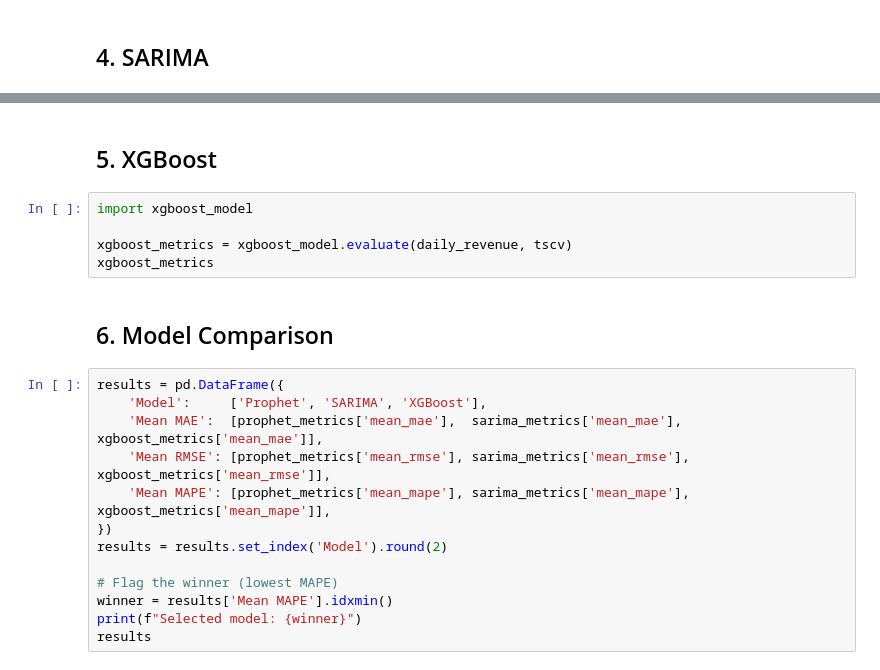
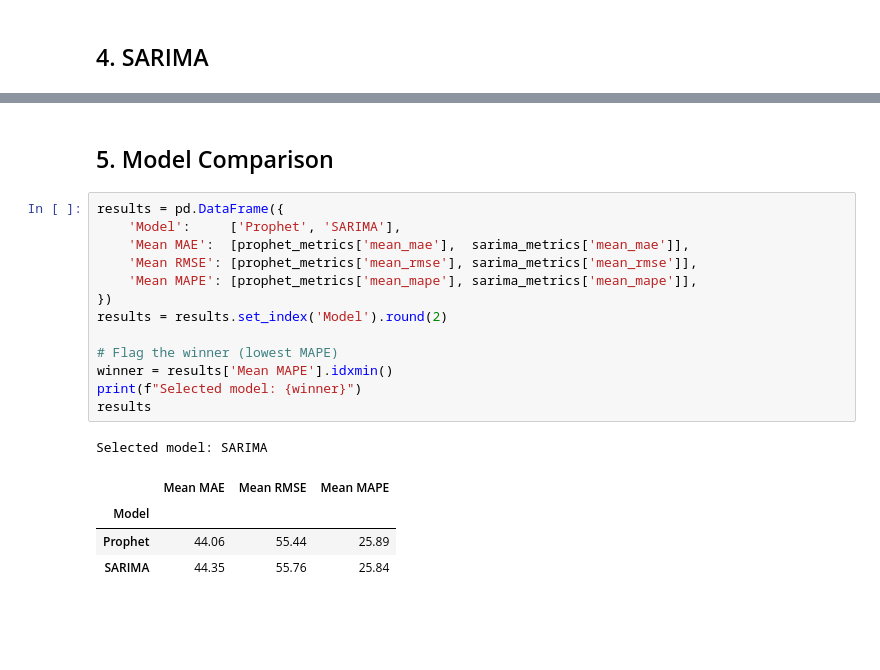
Before and after one commit to monish-ssc/canai-cafe-team-a, a Jupyter notebook: notebooks/03_forecasting_model.ipynb, the cells around one changed output, grey strips where cells are left out. Cells and saved outputs as stored; diff of their text form; blank space fills up the shorter version.

```diff
--- a/notebooks/03_forecasting_model.ipynb
+++ b/notebooks/03_forecasting_model.ipynb
@@ -154,22 +174,21 @@ MlflowException: Changing param values is not allowed. Param with key='D' was al
 # %% [markdown]
-## 5. XGBoost
+## 5. Model Comparison
-# %%
-import xgboost_model
-
-xgboost_metrics = xgboost_model.evaluate(daily_revenue, tscv)
-xgboost_metrics
-# %% [markdown]
-## 6. Model Comparison
 # %%
 results = pd.DataFrame({
-    'Model':     ['Prophet', 'SARIMA', 'XGBoost'],
-    'Mean MAE':  [prophet_metrics['mean_mae'],  sarima_metrics['mean_mae'],  xgboost_metrics['mean_mae']],
-    'Mean RMSE': [prophet_metrics['mean_rmse'], sarima_metrics['mean_rmse'], xgboost_metrics['mean_rmse']],
-    'Mean MAPE': [prophet_metrics['mean_mape'], sarima_metrics['mean_mape'], xgboost_metrics['mean_mape']],
+    'Model':     ['Prophet', 'SARIMA'],
+    'Mean MAE':  [prophet_metrics['mean_mae'],  sarima_metrics['mean_mae']],
+    'Mean RMSE': [prophet_metrics['mean_rmse'], sarima_metrics['mean_rmse']],
+    'Mean MAPE': [prophet_metrics['mean_mape'], sarima_metrics['mean_mape']],
 })
 results = results.set_index('Model').round(2)
 
 # Flag the winner (lowest MAPE)
 winner = results['Mean MAPE'].idxmin()
 print(f"Selected model: {winner}")
 results
+# %% [output]
+Selected model: SARIMA
+|  | Mean MAE | Mean RMSE | Mean MAPE |
+| Model |  |  |  |
+| Prophet | 44.06 | 55.44 | 25.89 |
+| SARIMA | 44.35 | 55.76 | 25.84 |
```
Also changed, not shown: parts of 12 cells of this notebook, 4 other files.
